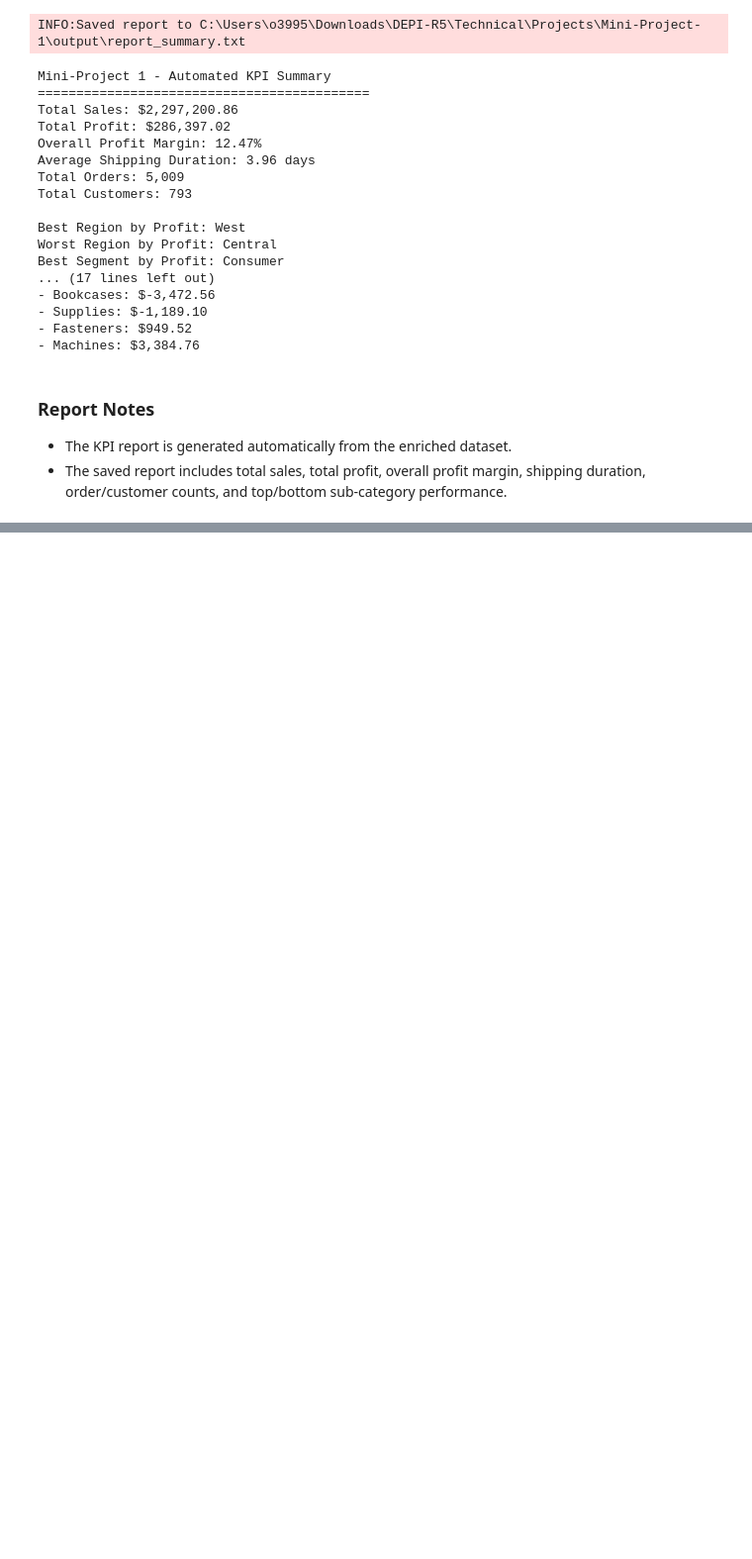
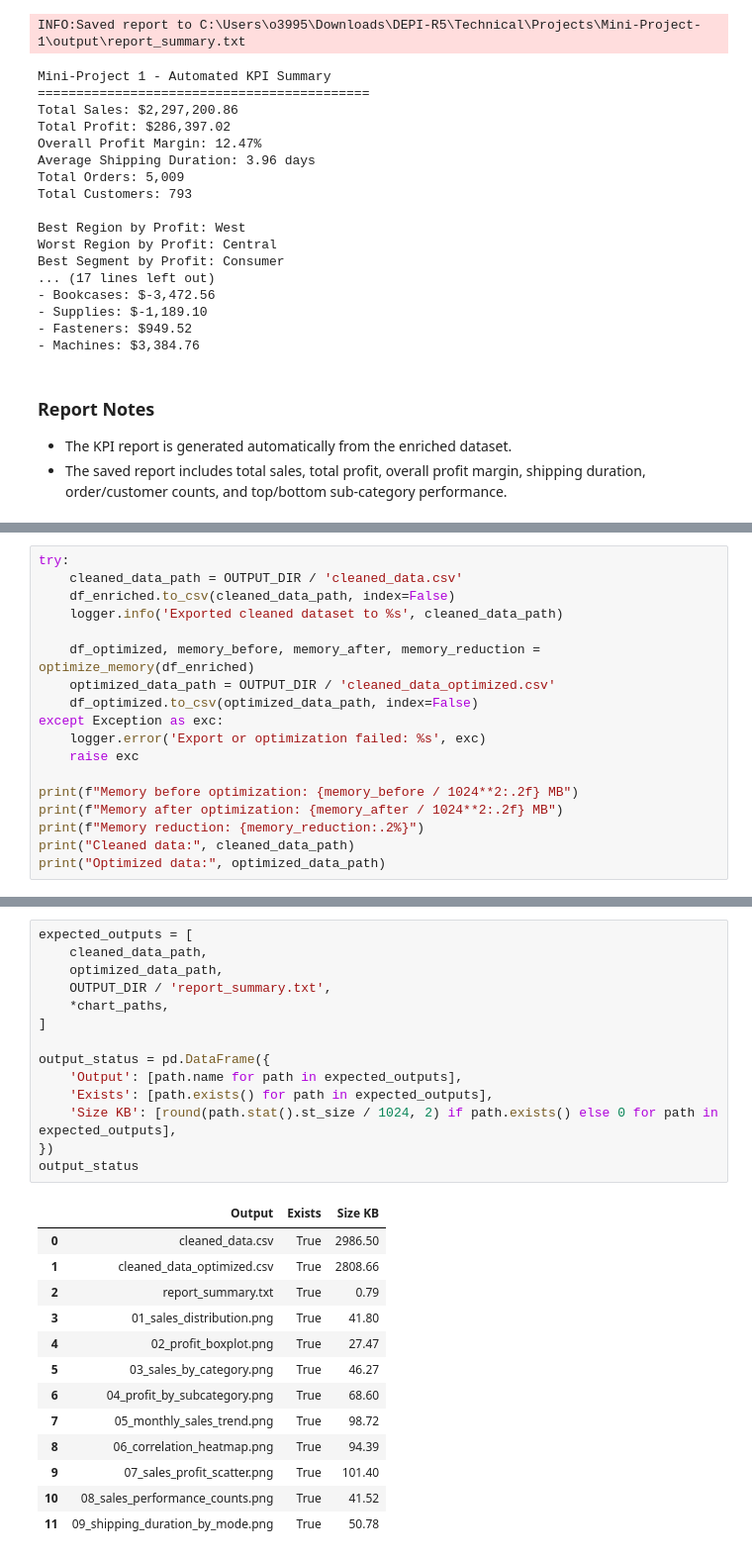
Before and after one commit to omardiab9951/Superstore-Sales-Analytics, a Jupyter notebook: mini_project_1.ipynb, the cells around one changed output, grey strips where cells are left out. Shown at 99% size. Cells and saved outputs as stored; diff of their text form; blank space fills up the shorter version.

```diff
--- a/mini_project_1.ipynb
+++ b/mini_project_1.ipynb
@@ -734,0 +757,18 @@ Best Segment by Profit: Consumer
+# %%
+try:
+    cleaned_data_path = OUTPUT_DIR / 'cleaned_data.csv'
+    df_enriched.to_csv(cleaned_data_path, index=False)
+    logger.info('Exported cleaned dataset to %s', cleaned_data_path)
+
+    df_optimized, memory_before, memory_after, memory_reduction = optimize_memory(df_enriched)
+    optimized_data_path = OUTPUT_DIR / 'cleaned_data_optimized.csv'
+    df_optimized.to_csv(optimized_data_path, index=False)
+except Exception as exc:
+    logger.error('Export or optimization failed: %s', exc)
+    raise exc
+
+print(f"Memory before optimization: {memory_before / 1024**2:.2f} MB")
+print(f"Memory after optimization: {memory_after / 1024**2:.2f} MB")
+print(f"Memory reduction: {memory_reduction:.2%}")
+print("Cleaned data:", cleaned_data_path)
+print("Optimized data:", optimized_data_path)
@@ -734,0 +782,28 @@ Best Segment by Profit: Consumer
+# %%
+expected_outputs = [
+    cleaned_data_path,
+    optimized_data_path,
+    OUTPUT_DIR / 'report_summary.txt',
+    *chart_paths,
+]
+
+output_status = pd.DataFrame({
+    'Output': [path.name for path in expected_outputs],
+    'Exists': [path.exists() for path in expected_outputs],
+    'Size KB': [round(path.stat().st_size / 1024, 2) if path.exists() else 0 for path in expected_outputs],
+})
+output_status
+# %% [output]
+|  | Output | Exists | Size KB |
+| 0 | cleaned_data.csv | True | 2986.50 |
+| 1 | cleaned_data_optimized.csv | True | 2808.66 |
+| 2 | report_summary.txt | True | 0.79 |
+| 3 | 01_sales_distribution.png | True | 41.80 |
+| 4 | 02_profit_boxplot.png | True | 27.47 |
+| 5 | 03_sales_by_category.png | True | 46.27 |
+| 6 | 04_profit_by_subcategory.png | True | 68.60 |
+| 7 | 05_monthly_sales_trend.png | True | 98.72 |
+| 8 | 06_correlation_heatmap.png | True | 94.39 |
+| 9 | 07_sales_profit_scatter.png | True | 101.40 |
+| 10 | 08_sales_performance_counts.png | True | 41.52 |
+| 11 | 09_shipping_duration_by_mode.png | True | 50.78 |
```
Also changed, not shown: parts of 9 cells of this notebook, 2 other files.
